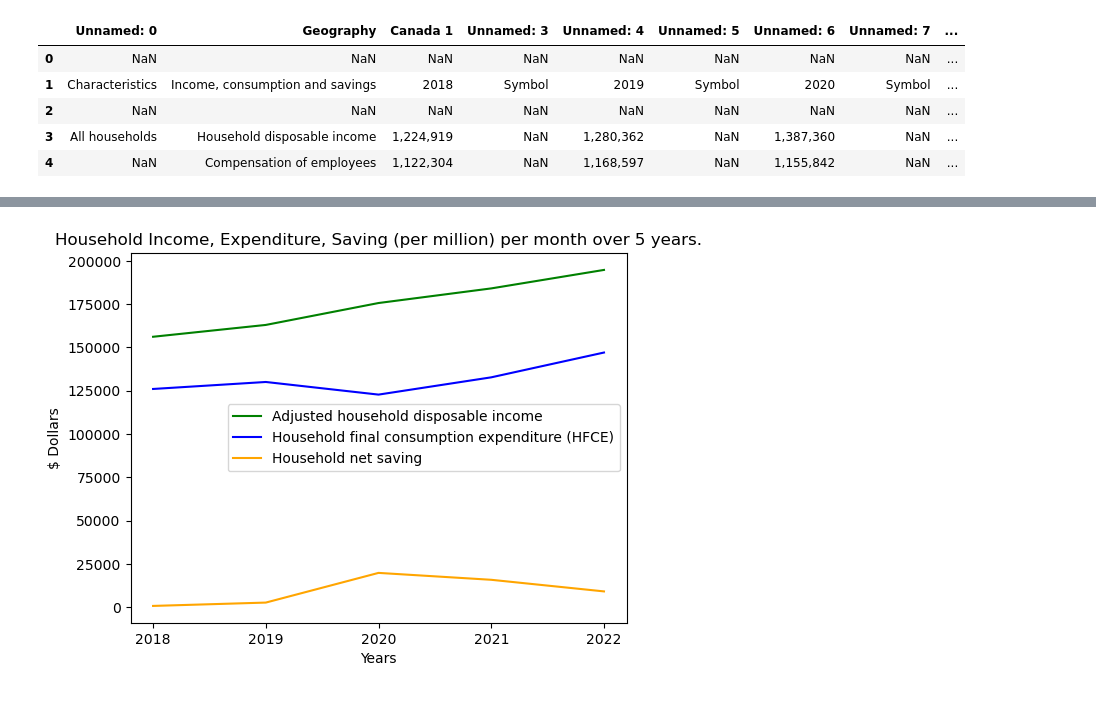
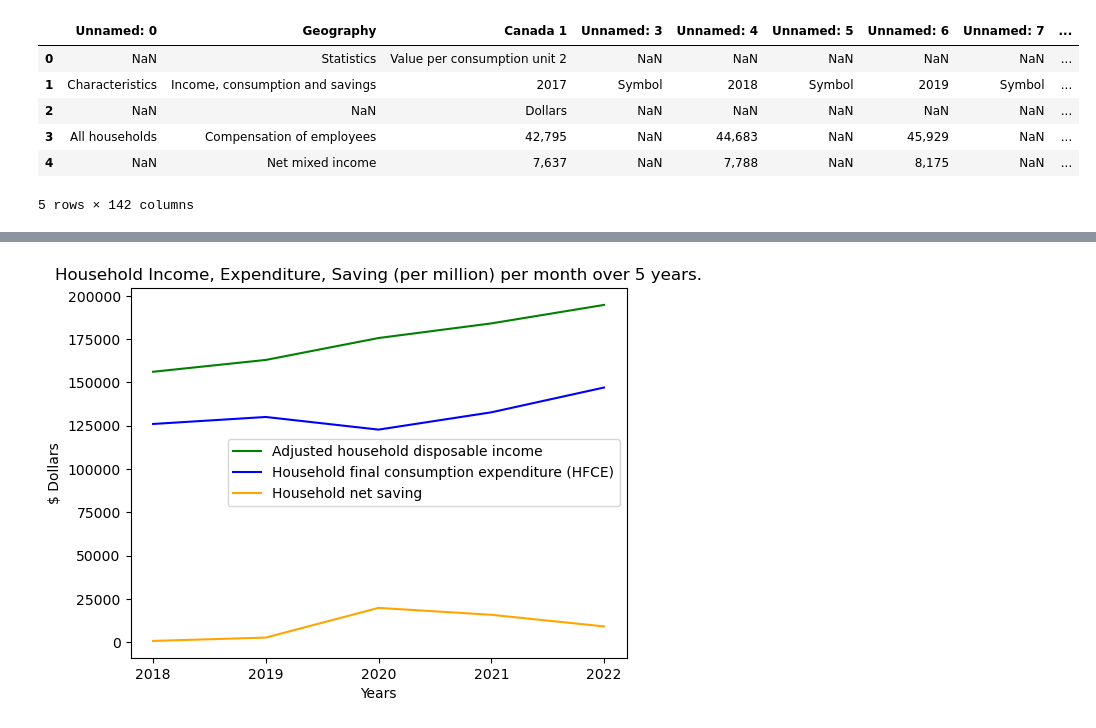
Before and after one commit to kristianrafuse/Canadian-Household-Finance-Study, a Jupyter notebook: code/Data visual - LA.ipynb, the cells around one changed output, grey strips where cells are left out. Saved outputs shown, nothing was run; the diff lists cells and outputs as text; code cells hidden in the pictures.

```diff
--- a/code/Data visual LA.ipynb
+++ b/code/Data visual - LA.ipynb
@@ -1,27 +1,28 @@
 # %%
 # Dependencies and Setup
 import pandas as pd
 import matplotlib.pyplot as plt
 import numpy as np
 
 # Study data files
-data_path = "Project 1 Canada.csv"
+data_path = "..data/Project 1 Canada.csv"
 
 # Read the data
 #Due to errors on row 8 (which had no value assigned), we had to skip this specific row in order to read the file
 data_df = pd.read_csv(data_path, encoding='utf-8', skiprows=8)
 
 
 
 # Display the data table for preview
 data_df.head()
 # %% [output]
 |  | Unnamed: 0 | Geography | Canada 1 | Unnamed: 3 | Unnamed: 4 | Unnamed: 5 | Unnamed: 6 | Unnamed: 7 | ... |
-| 0 | NaN | NaN | NaN | NaN | NaN | NaN | NaN | NaN | ... |
-| 1 | Characteristics | Income, consumption and savings | 2018 | Symbol | 2019 | Symbol | 2020 | Symbol | ... |
-| 2 | NaN | NaN | NaN | NaN | NaN | NaN | NaN | NaN | ... |
-| 3 | All households | Household disposable income | 1,224,919 | NaN | 1,280,362 | NaN | 1,387,360 | NaN | ... |
-| 4 | NaN | Compensation of employees | 1,122,304 | NaN | 1,168,597 | NaN | 1,155,842 | NaN | ... |
+| 0 | NaN | Statistics | Value per consumption unit 2 | NaN | NaN | NaN | NaN | NaN | ... |
+| 1 | Characteristics | Income, consumption and savings | 2017 | Symbol | 2018 | Symbol | 2019 | Symbol | ... |
+| 2 | NaN | NaN | Dollars | NaN | NaN | NaN | NaN | NaN | ... |
+| 3 | All households | Compensation of employees | 42,795 | NaN | 44,683 | NaN | 45,929 | NaN | ... |
+| 4 | NaN | Net mixed income | 7,637 | NaN | 7,788 | NaN | 8,175 | NaN | ... |
+5 rows × 142 columns
 # %%
 #Drop what is not relevant:
 data_df = data_df.drop(["Unnamed: 0"], axis = 1)
```
Also changed, not shown: parts of 6 cells of this notebook, 2 other files.
